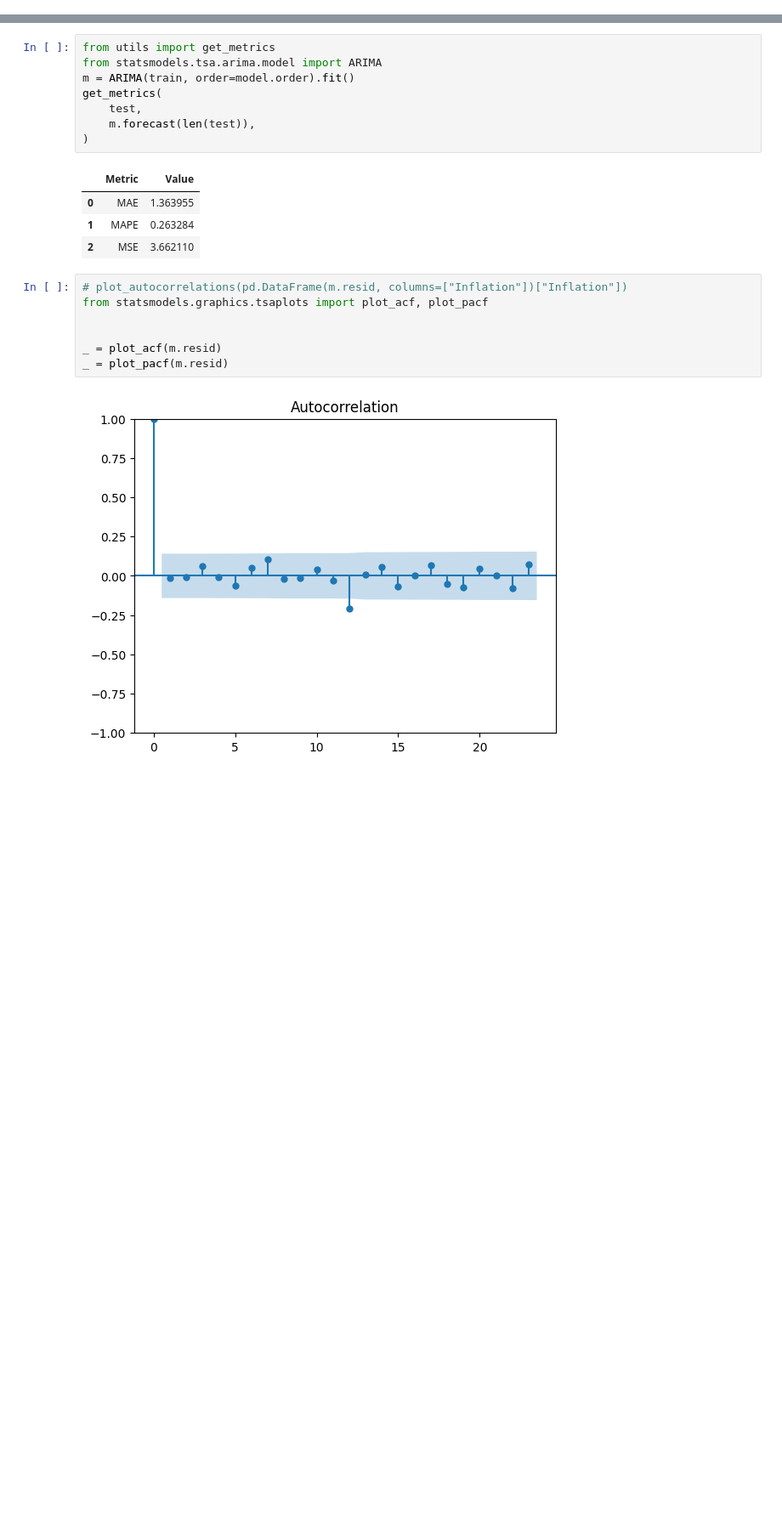
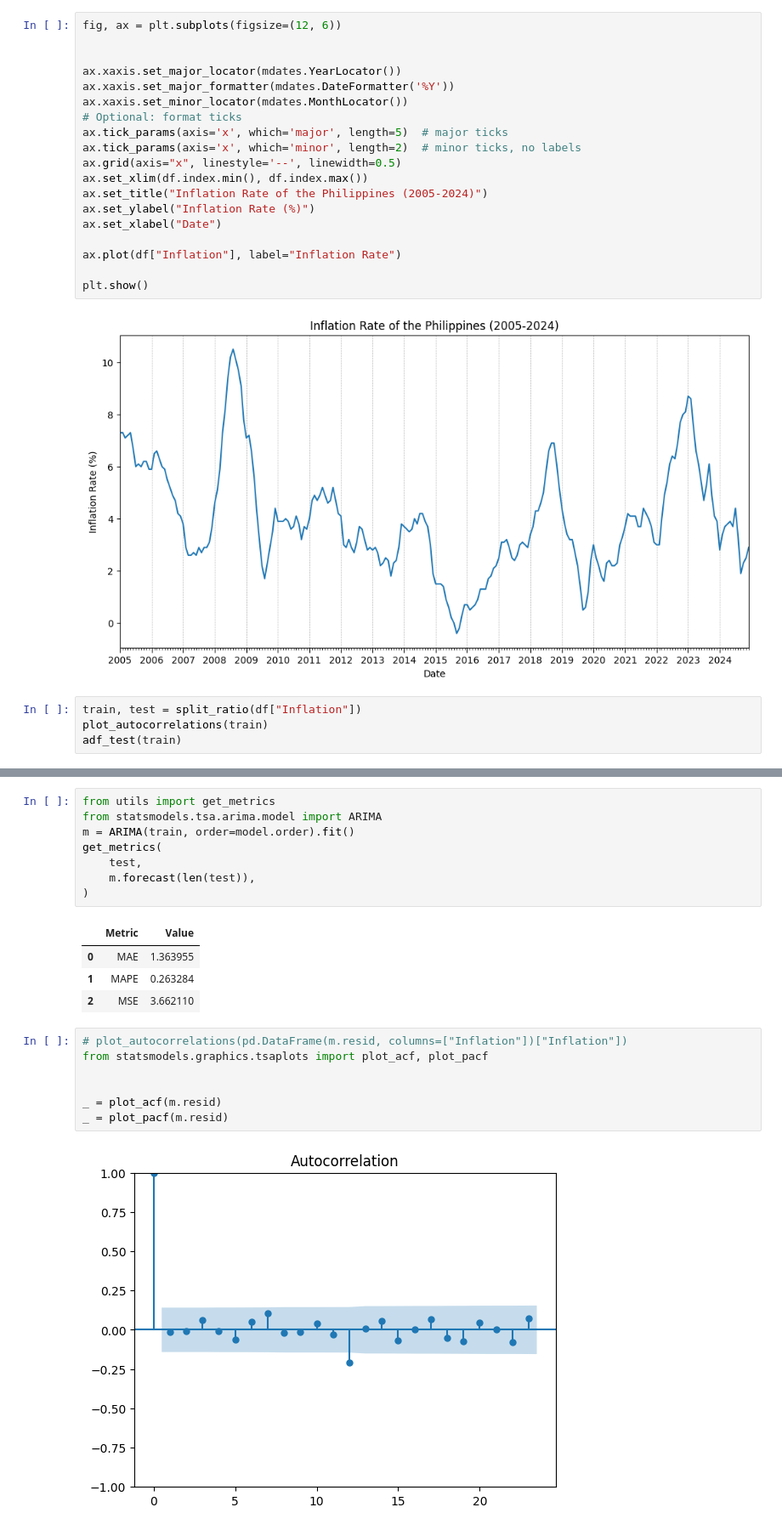
Before and after one commit to niceWizzard/mathmod_proj, a Jupyter notebook: inflation_autoARIMA.ipynb, the cells around one changed output, grey strips where cells are left out. Shown: that part at 85% size. Drawn from its saved outputs; the diff is of its cells as text; blank space fills up the shorter version.

```diff
--- a/inflation_autoARIMA.ipynb
+++ b/inflation_autoARIMA.ipynb
@@ -23,3 +12,28 @@ True
+# %%
+fig, ax = plt.subplots(figsize=(12, 6))
+
+
+ax.xaxis.set_major_locator(mdates.YearLocator())
+ax.xaxis.set_major_formatter(mdates.DateFormatter('%Y'))
+ax.xaxis.set_minor_locator(mdates.MonthLocator())
+# Optional: format ticks
+ax.tick_params(axis='x', which='major', length=5)  # major ticks
+ax.tick_params(axis='x', which='minor', length=2)  # minor ticks, no labels
+ax.grid(axis="x", linestyle='--', linewidth=0.5)
+ax.set_xlim(df.index.min(), df.index.max())
+ax.set_title("Inflation Rate of the Philippines (2005-2024)")
+ax.set_ylabel("Inflation Rate (%)")
+ax.set_xlabel("Date")
+
+ax.plot(df["Inflation"], label="Inflation Rate")
+
+plt.show()
+# %% [output]
+[figure, added]
+# %%
+train, test = split_ratio(df["Inflation"])
+plot_autocorrelations(train)
+adf_test(train)
 # %%
 from pmdarima import auto_arima
 
```
Also changed, not shown: parts of 3 cells of this notebook, 2 other files.
